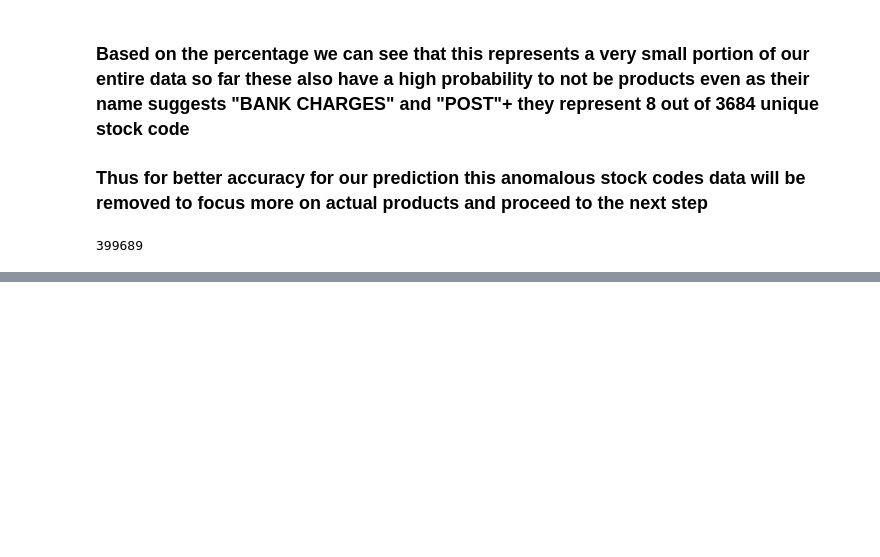
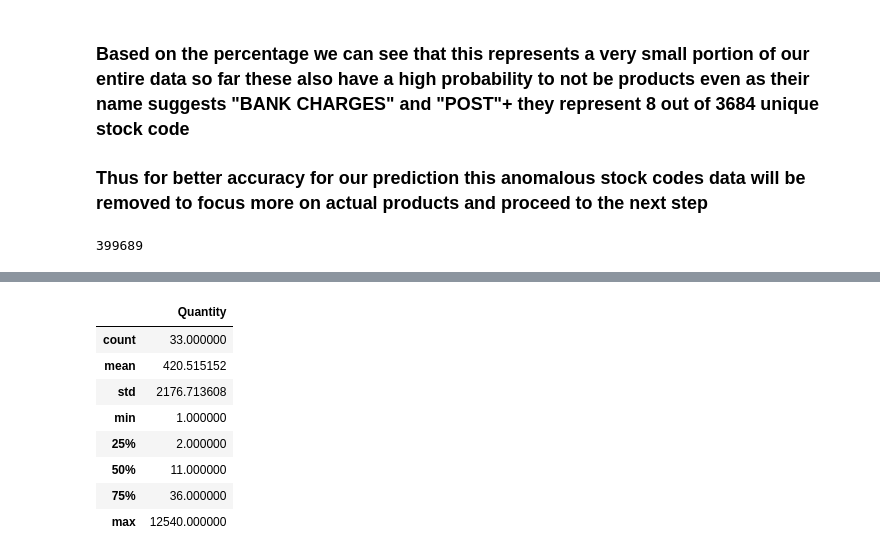
Before and after one commit to AMIdrissi/Recommendation-System, a Jupyter notebook: recommendationSystem.ipynb, the cells around one changed output, grey strips where cells are left out. Drawn from its saved outputs; the diff is of its cells as text; code cells hidden in the pictures; blank space fills up the shorter version.

```diff
--- a/recommendationSystem.ipynb
+++ b/recommendationSystem.ipynb
@@ -385,0 +462,6 @@ df.shape[0]
+# %%
+service_related_descriptions = ["Next Day Carriage", "High Resolution Image"]
+
+matches1 = pd.Series(df['Description']).apply(lambda x: (str(x)==service_related_descriptions[0] or str(x)==service_related_descriptions[1])).value_counts(normalize=True)
+
+print(f"The service related description represent {matches1.iloc[1]*100:.2f}% of the dataset")
@@ -385,0 +470,10 @@ df.shape[0]
+# %%
+# since the percentage is so low and again for the sake of consistency it is safer to remove this data
+df = df[~df['Description'].isin(service_related_descriptions)]
+
+# again for consitency , we will uppercase all the Description feilds
+df['Description'] = df['Description'].str.upper()
+
+
+# Getting the number of rows left in the dataframe
+df.shape[0]
@@ -385,0 +501,12 @@ df.shape[0]
+# %%
+df[df['UnitPrice']==0].describe()[['Quantity']]
+# %% [output]
+|  | Quantity |
+| count | 33.000000 |
+| mean | 420.515152 |
+| std | 2176.713608 |
+| min | 1.000000 |
+| 25% | 2.000000 |
+| 50% | 11.000000 |
+| 75% | 36.000000 |
+| max | 12540.000000 |
```
Also changed, not shown: parts of 14 cells of this notebook.
